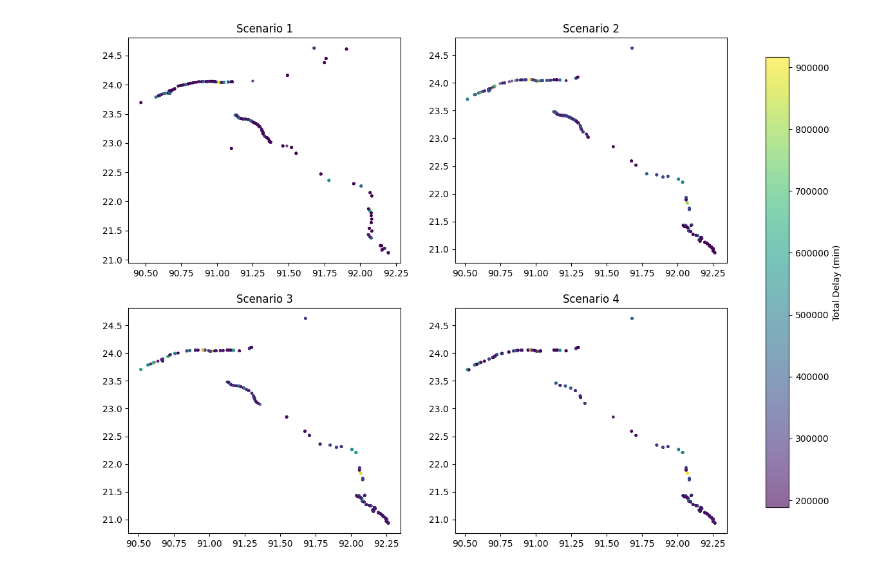
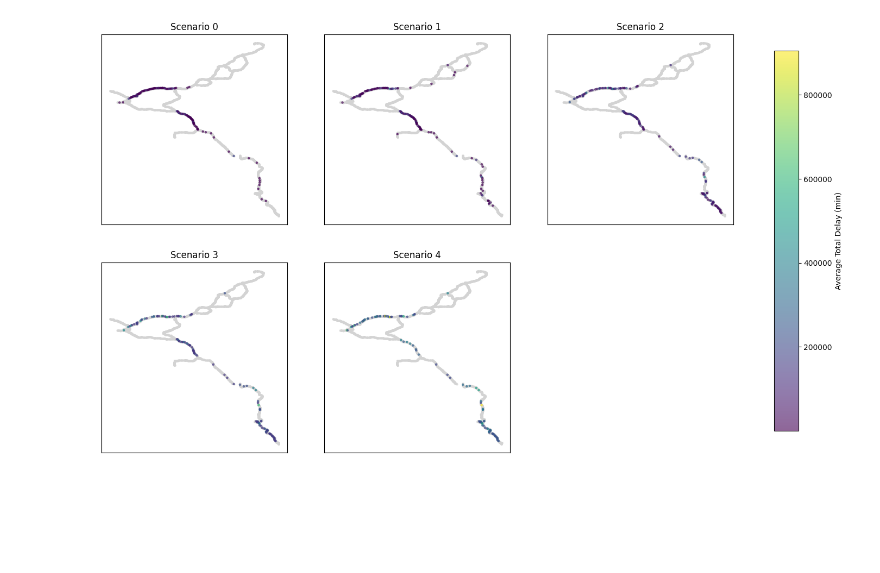
Before and after one commit to lukavicius/advsim, a Jupyter notebook: lab 3/EPA133a-G10-A3/model/experiment/vulnerability_experiments_vis.ipynb, the cells around one changed output. Saved outputs shown, nothing was run; the diff lists cells and outputs as text; code cells hidden in the pictures; blank space fills up the shorter version.

```diff
--- a/lab 3/EPA133a-G10-A3/model/experiment/vulnerability_experiments_vis.ipynb
+++ b/lab 3/EPA133a-G10-A3/model/experiment/vulnerability_experiments_vis.ipynb
@@ -10,4 +8,7 @@ def load_and_merge(file):
     df = pd.read_csv(file)
     df = df.merge(processed[['id', 'lat', 'lon']], on='id', how='left')
     return df
+# %%
+scenarios = [0, 1, 2, 3, 4]
+reps = range(1, 11)
 # %%
@@ -46,8 +82,5 @@ plt.show()
 # %%
-scenarios = [1, 2, 3, 4]
-reps = range(1, 11)
-
-vulnerability_data = {}
+vulnerability_avg = {}
 
 for s in scenarios:
     dfs = []
@@ -57,33 +90,60 @@ for s in scenarios:
         df['rep'] = r
         dfs.append(df)
 
-    vulnerability_data[s] = pd.concat(dfs, ignore_index=True)
+    df_all = pd.concat(dfs, ignore_index=True)
+
+    df_avg = (
+        df_all
+        .groupby(['id', 'lat', 'lon'], as_index=False)['total_delay_min']
+        .mean()
+    )
+
+    vulnerability_avg[s] = df_avg
 # %%
-fig, axes = plt.subplots(2, 2, figsize=(12, 10))
+fig, axes = plt.subplots(2, 3, figsize=(15, 10))
+axes = axes.flatten()
+fig.delaxes(axes[5])
+plot_axes = [axes[0], axes[1], axes[2], axes[3], axes[4]]
+
+vmin = min(df['total_delay_min'].min() for df in vulnerability_avg.values())
+vmax = max(df['total_delay_min'].max() for df in vulnerability_avg.values())
 
 for i, s in enumerate(scenarios):
-    ax = axes[i//2, i%2]
-    df = vulnerability_data[s]
+    ax = plot_axes[i]
+    df = vulnerability_avg[s]
+
+    ax.scatter(
+        processed['lon'],
+        processed['lat'],
+        color='lightgrey',
+        s=5,
+        alpha=0.5,
+        zorder=1
+    )
 
     sc = ax.scatter(
         df['lon'],
         df['lat'],
         c=df['total_delay_min'],
         s=5,
-        alpha=0.6
+        alpha=0.6,
+        vmin=vmin,
+        vmax=vmax
     )
 
     ax.set_title(f"Scenario {s}")
+    ax.set_xticks([])
+    ax.set_yticks([])
 
 
 cbar_ax = fig.add_axes([0.95, 0.15, 0.03, 0.7])  # [left, bottom, width, height]
 cbar = fig.colorbar(sc, cax=cbar_ax)
-cbar.set_label("Total Delay (min)")
+cbar.set_label("Average Total Delay (min)")
 
 plt.style.use('default')
 
-plt.savefig("vul_heatmaps.png", dpi=300, bbox_inches='tight')
+plt.savefig("vul_heatmaps.png", dpi=600, bbox_inches='tight')
 
 plt.show()
 # %% [output]
-[figure, old version]
+[figure, new version]
```
Also changed, not shown: parts of 4 cells of this notebook, 2 other files.
